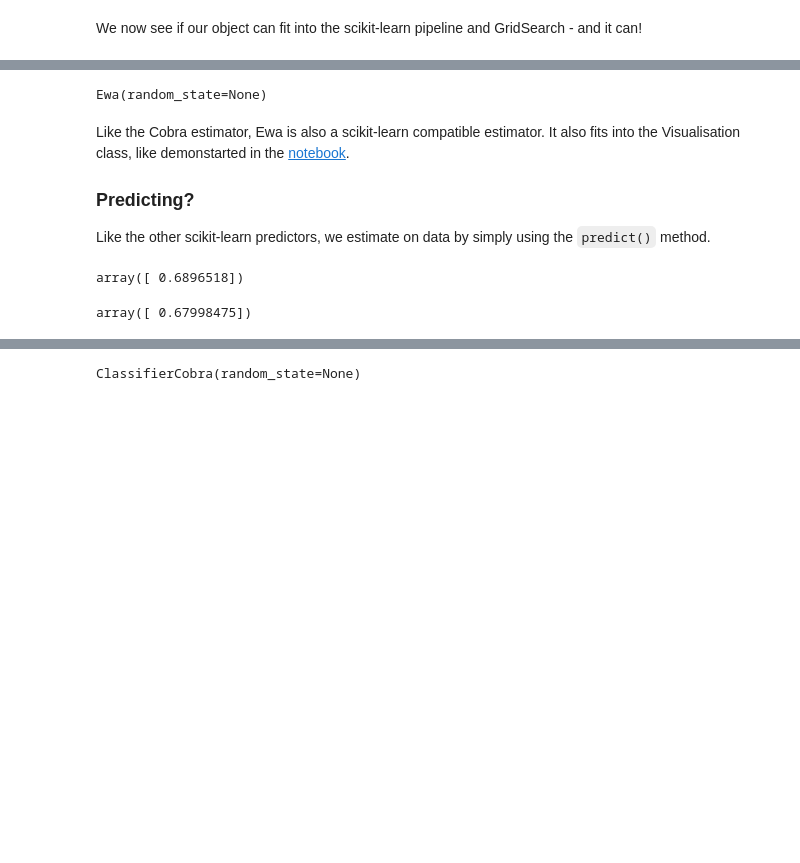
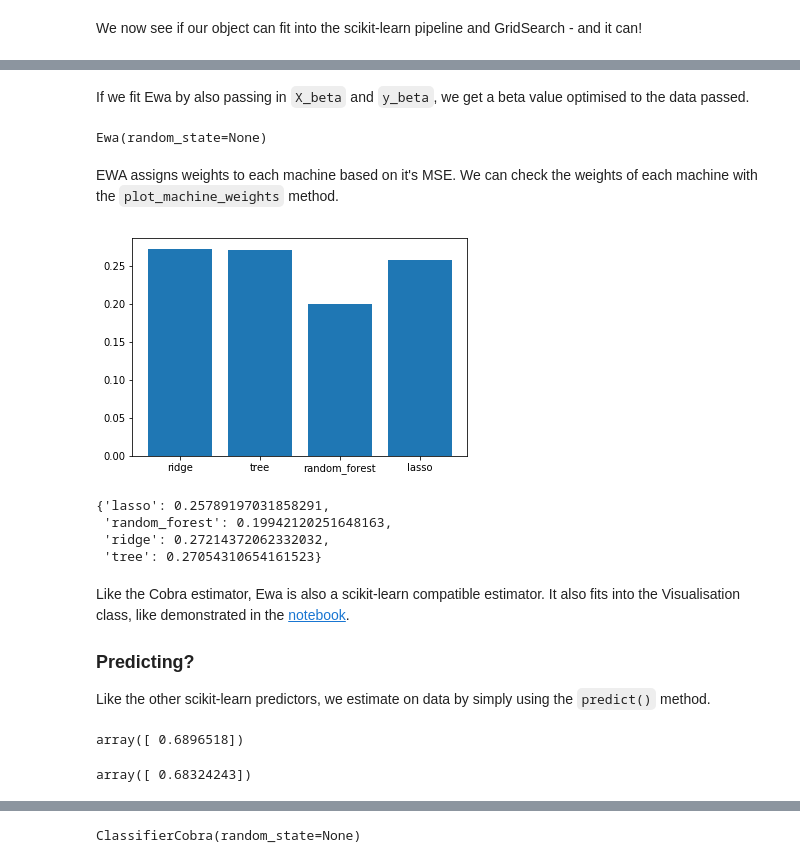
Before and after one commit to bhargavvader/pycobra, a Jupyter notebook: notebooks/pycobra.ipynb, the cells around one changed output, grey strips where cells are left out. Cells and saved outputs as stored; diff of their text form; code cells hidden in the pictures; blank space fills up the shorter version.

```diff
--- a/notebooks/pycobra.ipynb
+++ b/notebooks/pycobra.ipynb
@@ -52,13 +52,28 @@ Let us also demonstrate the EWA predictor.
 # %%
 ewa = Ewa()
+# %% [markdown]
+If we fit Ewa by also passing in `X_beta` and `y_beta`, we get a beta value optimised to the data passed.
 # %%
-ewa.fit(X_train, Y_train)
+ewa.fit(X_train, Y_train, X_beta=X_eps, y_beta=Y_eps)
 # %% [output]
 Ewa(random_state=None)
 # %%
 check_estimator(Ewa) #passes
+# %% [markdown]
+EWA assigns weights to each machine based on it's MSE. We can check the weights of each machine with the `plot_machine_weights` method.
+# %%
+ewa.plot_machine_weights()
+# %% [output]
+[figure, added]
+# %%
+ewa.machine_weight
+# %% [output]
+{'lasso': 0.25789197031858291,
+ 'random_forest': 0.19942120251648163,
+ 'ridge': 0.27214372062332032,
+ 'tree': 0.27054310654161523}
 # %% [markdown]
-Like the Cobra estimator, Ewa is also a scikit-learn compatible estimator. It also fits into the Visualisation class, like demonstarted in the [notebook](https://github.com/bhargavvader/pycobra/blob/master/notebooks/visualise.ipynb).
+Like the Cobra estimator, Ewa is also a scikit-learn compatible estimator. It also fits into the Visualisation class, like demonstrated in the [notebook](https://github.com/bhargavvader/pycobra/blob/master/notebooks/visualise.ipynb).
 
 ### Predicting?
 
@@ -72,7 +87,7 @@ array([ 0.6896518])
 # %%
 ewa.predict(query)
 # %% [output]
-array([ 0.67998475])
+array([ 0.68324243])
 # %% [markdown]
 ### Why pycobra?
 
```
Also changed, not shown: parts of 9 cells of this notebook, 8 other files.
